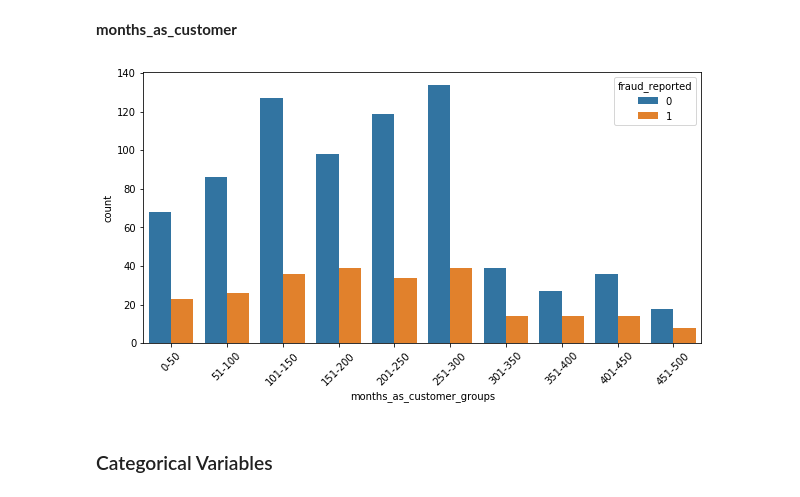
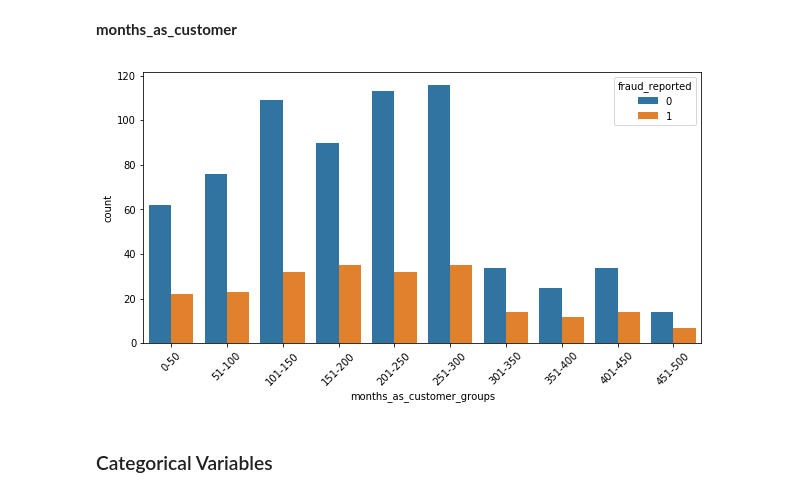
Before and after one commit to IvanNardini/mlpipe-production-code-procedural, a Jupyter notebook: notebooks/2.0-insurance-Feature_Engineering.ipynb, the cells around one changed output. Drawn from its saved outputs; the diff is of its cells as text; code cells hidden in the pictures.

```diff
--- a/notebooks/2.0-insurance-Feature_Engineering.ipynb
+++ b/notebooks/2.0-insurance-Feature_Engineering.ipynb
@@ -246,9 +269,12 @@ data[discrete_predictors].head()
 bins = list(np.linspace(0,2000, 5, dtype = int))
 bin_labels = ['0-500', '501-1000', '1001-1500', '1501-2000']
 
-data['policy_deductable_groups'] = pd.cut(data['policy_deductable'], bins = bins, labels = bin_labels, include_lowest = True)
-data.drop('policy_deductable', axis=1, inplace=True)
+X_train['policy_deductable_groups'] = pd.cut(X_train['policy_deductable'], bins = bins, labels = bin_labels, include_lowest = True)
+X_train.drop('policy_deductable', axis=1, inplace=True)
 
-print(data['policy_deductable_groups'].value_counts(), '\n')
+X_test['policy_deductable_groups'] = pd.cut(X_test['policy_deductable'], bins = bins, labels = bin_labels, include_lowest = True)
+X_test.drop('policy_deductable', axis=1, inplace=True)
+
+print(X_train['policy_deductable_groups'].value_counts(), '\n')
 print()
 # %% [output]
@@ -292,6 +319,9 @@ Name: age, dtype: float64
 bin_labels = ['15-20', '21-25', '26-30', '31-35', '36-40', '41-45', '46-50', '51-55', '56-60', '61-65']
 bins = [15, 20, 25, 30, 35, 40, 45, 50, 55, 60, 65]
 
-data['age_groups'] = pd.cut(data['age'], bins = bins, labels = bin_labels, include_lowest = True)
-data.drop('age', axis=1, inplace=True)
+X_train['age_groups'] = pd.cut(X_train['age'], bins = bins, labels = bin_labels, include_lowest = True)
+X_train.drop('age', axis=1, inplace=True)
+
+X_test['age_groups'] = pd.cut(X_test['age'], bins = bins, labels = bin_labels, include_lowest = True)
+X_test.drop('age', axis=1, inplace=True)
 # %%
@@ -318,6 +349,9 @@ Name: policy_annual_premium, dtype: float64
 bins = list(np.linspace(0, 2500, 6, dtype = int))
 bin_labels = ['very low', 'low', 'medium', 'high', 'very high']
 
-data['policy_annual_premium_groups'] = pd.cut(data['policy_annual_premium'], bins = bins, labels=bin_labels, include_lowest = True)
-data.drop('policy_annual_premium', axis=1, inplace=True)
+X_train['policy_annual_premium_groups'] = pd.cut(X_train['policy_annual_premium'], bins = bins, labels=bin_labels, include_lowest = True)
+X_train.drop('policy_annual_premium', axis=1, inplace=True)
+
+X_test['policy_annual_premium_groups'] = pd.cut(X_test['policy_annual_premium'], bins = bins, labels=bin_labels, include_lowest = True)
+X_test.drop('policy_annual_premium', axis=1, inplace=True)
 # %%
@@ -339,12 +374,15 @@ data.to_csv(interim + '4_data_annual_prem.csv', index=False)
 bins = [0, 50, 100, 150, 200, 250, 300, 350, 400, 450, 500]
 bin_labels = ['0-50','51-100','101-150','151-200','201-250','251-300','301-350','351-400','401-450','451-500']
 
-data['months_as_customer_groups'] = pd.cut(data['months_as_customer'], bins = bins, labels = bin_labels, include_lowest= True)
-data.drop(['months_as_customer'], axis=1, inplace=True)
+X_train['months_as_customer_groups'] = pd.cut(X_train['months_as_customer'], bins = bins, labels = bin_labels, include_lowest= True)
+X_train.drop(['months_as_customer'], axis=1, inplace=True)
+
+X_test['months_as_customer_groups'] = pd.cut(X_test['months_as_customer'], bins = bins, labels = bin_labels, include_lowest= True)
+X_test.drop(['months_as_customer'], axis=1, inplace=True)
 # %%
 plt.figure(figsize=(10,5))
-fig = sns.countplot(x="months_as_customer_groups", hue="fraud_reported", data=data);
+fig = sns.countplot(x=X_train["months_as_customer_groups"], hue=y_train);
 fig.set_xticklabels(fig.get_xticklabels(), rotation=45);
 # %% [output]
-[figure, old version]
+[figure, new version]
 # %%
```
Also changed, not shown: parts of 41 cells of this notebook, 31 other files.
